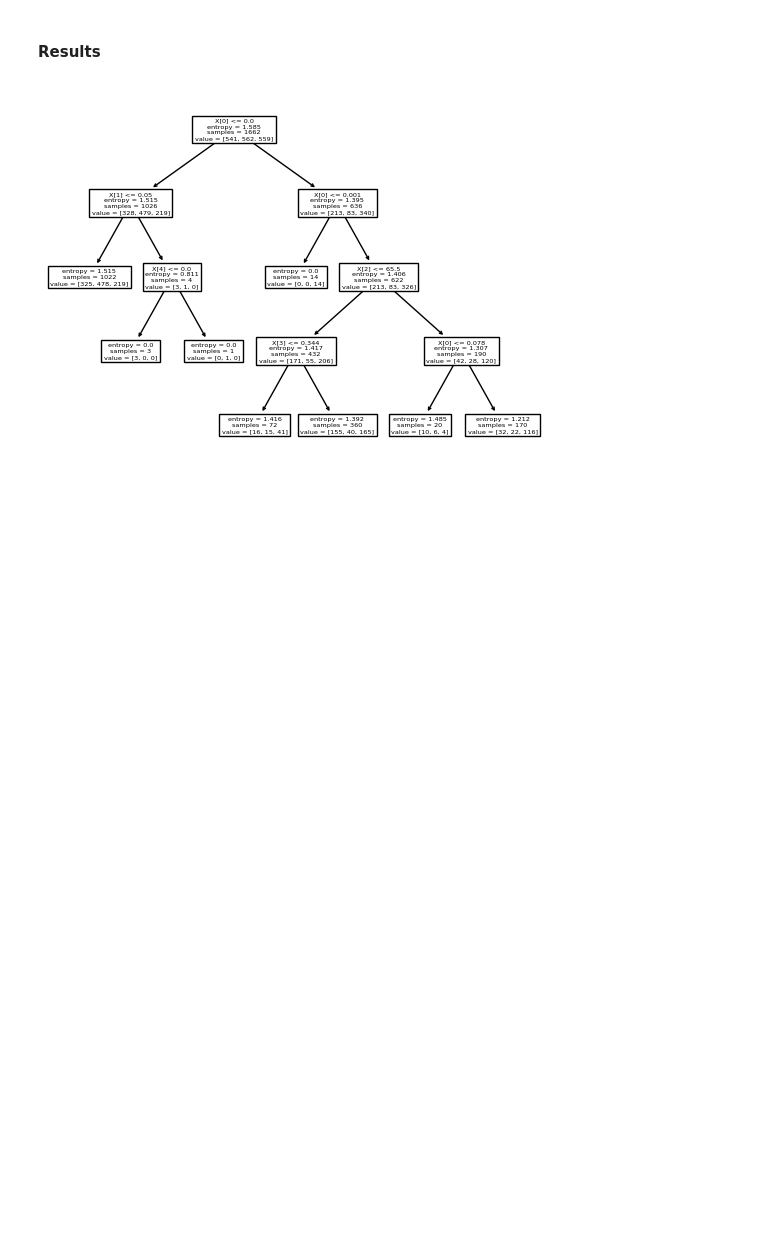
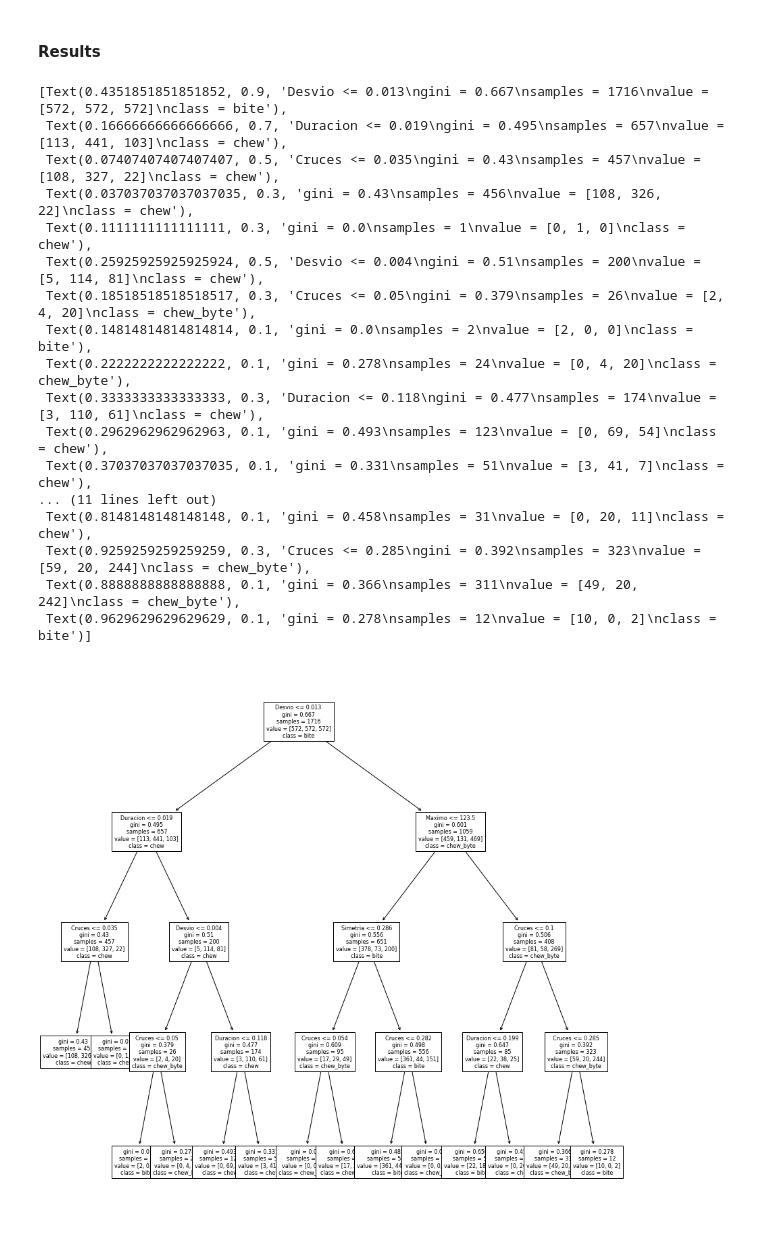
Before and after one commit to GonzaloRomeroR/audio_cattle_behaviour_classification, a Jupyter notebook: python/sound_classify_train.ipynb, the cells around one changed output. Drawn from its saved outputs; the diff is of its cells as text; code cells hidden in the pictures; blank space fills up the shorter version.

```diff
--- a/python/sound_classify_train.ipynb
+++ b/python/sound_classify_train.ipynb
@@ -160 +264,4 @@ y_data = train_labels.label.to_list()
+# %%
+X_data = extracted_data
+y_data = [extracted_dataset[i].label for i in range(len(extracted_dataset))]
 # %%
@@ -192,0 +282,5 @@ X_train
+# %%
+X_train, X_test, y_train, y_test = train_test_split(X_data,
+                                                    y_data,
+                                                    test_size=0.33,
+                                                    random_state=42)
@@ -212,16 +304,6 @@ dict(zip(unique, counts))
-# %%
-X_train, X_test, y_train, y_test = train_test_split(X_train,
-                                                    y_train,
-                                                    test_size=0.33,
-                                                    random_state=42)
 # %%
-import pandas.testing as tm
-import seaborn
-
-colnames = ["Duracion", "Cruces", "Maximo", "Simetria", "Desvio"]
-
 df_train = pd.DataFrame(X_train, columns=colnames)
-df_train.insert(len(df_train.columns), "Class", train_labels["label"])
+df_train.insert(len(df_train.columns), "Class", y_train)
 
 seaborn.pairplot(df_train,
                  vars=colnames,
@@ -254,7 +336,26 @@ Training time: 0.003054899978451431 s
 # %% [markdown]
 #### Results
 # %%
-tree.plot_tree(model.model)
-plt.savefig('tree.png', format='png',bbox_inches = "tight")
+plt.figure(figsize=(15, 15))
+tree.plot_tree(model.model, fontsize=8, feature_names=colnames, class_names=list(class_labels.values()))
+
+#plt.savefig('tree.png', format='png', bbox_inches = "tight")
 # %% [output]
+[Text(0.4351851851851852, 0.9, 'Desvio <= 0.013\ngini = 0.667\nsamples = 1716\nvalue = [572, 572, 572]\nclass = bite'),
+ Text(0.16666666666666666, 0.7, 'Duracion <= 0.019\ngini = 0.495\nsamples = 657\nvalue = [113, 441, 103]\nclass = chew'),
+ Text(0.07407407407407407, 0.5, 'Cruces <= 0.035\ngini = 0.43\nsamples = 457\nvalue = [108, 327, 22]\nclass = chew'),
+ Text(0.037037037037037035, 0.3, 'gini = 0.43\nsamples = 456\nvalue = [108, 326, 22]\nclass = chew'),
+ Text(0.1111111111111111, 0.3, 'gini = 0.0\nsamples = 1\nvalue = [0, 1, 0]\nclass = chew'),
+ Text(0.25925925925925924, 0.5, 'Desvio <= 0.004\ngini = 0.51\nsamples = 200\nvalue = [5, 114, 81]\nclass = chew'),
+ Text(0.18518518518518517, 0.3, 'Cruces <= 0.05\ngini = 0.379\nsamples = 26\nvalue = [2, 4, 20]\nclass = chew_byte'),
+ Text(0.14814814814814814, 0.1, 'gini = 0.0\nsamples = 2\nvalue = [2, 0, 0]\nclass = bite'),
+ Text(0.2222222222222222, 0.1, 'gini = 0.278\nsamples = 24\nvalue = [0, 4, 20]\nclass = chew_byte'),
+ Text(0.3333333333333333, 0.3, 'Duracion <= 0.118\ngini = 0.477\nsamples = 174\nvalue = [3, 110, 61]\nclass = chew'),
+ Text(0.2962962962962963, 0.1, 'gini = 0.493\nsamples = 123\nvalue = [0, 69, 54]\nclass = chew'),
+ Text(0.37037037037037035, 0.1, 'gini = 0.331\nsamples = 51\nvalue = [3, 41, 7]\nclass = chew'),
+... (11 lines left out)
+ Text(0.8148148148148148, 0.1, 'gini = 0.458\nsamples = 31\nvalue = [0, 20, 11]\nclass = chew'),
+ Text(0.9259259259259259, 0.3, 'Cruces <= 0.285\ngini = 0.392\nsamples = 323\nvalue = [59, 20, 244]\nclass = chew_byte'),
+ Text(0.8888888888888888, 0.1, 'gini = 0.366\nsamples = 311\nvalue = [49, 20, 242]\nclass = chew_byte'),
+ Text(0.9629629629629629, 0.1, 'gini = 0.278\nsamples = 12\nvalue = [10, 0, 2]\nclass = bite')]
-[figure, old version]
+[figure, new version]
```
Also changed, not shown: parts of 31 cells of this notebook, 3 other files.
